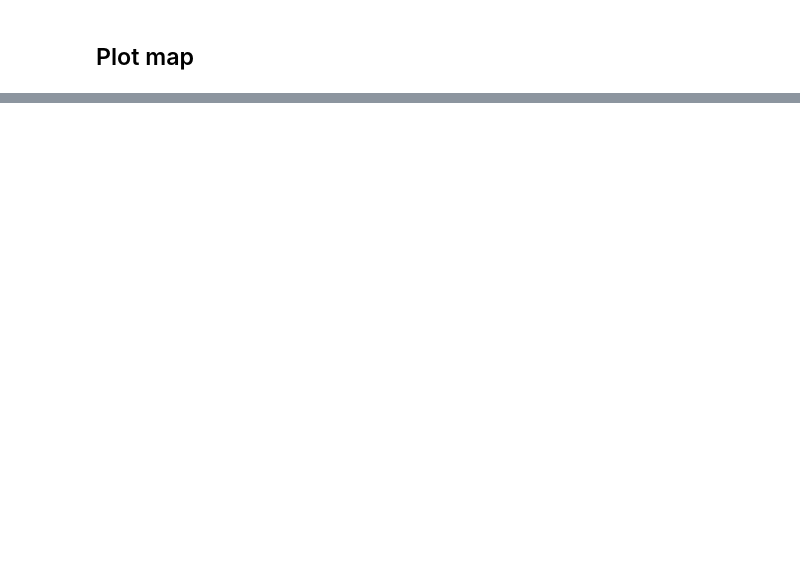
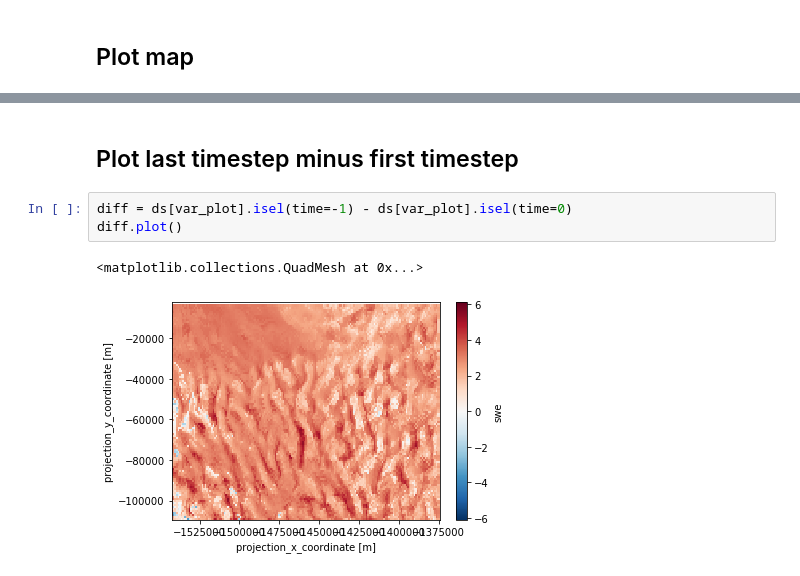
Before and after one commit to EricKeenan/SNOWPACK_WAIS, a Jupyter notebook: analysis/Visualize_A3D_grids.ipynb, the cells around one changed output, grey strips where cells are left out. Saved outputs shown, nothing was run; the diff lists cells and outputs as text; blank space fills up the shorter version.

```diff
--- a/analysis/Visualize_A3D_grids.ipynb
+++ b/analysis/Visualize_A3D_grids.ipynb
@@ -69,0 +75,8 @@ mesh = plt.pcolormesh(eastings, northings, ds.sel(time=tgt_time)[var_plot])
+# %% [markdown]
+## Plot last timestep minus first timestep
+# %%
+diff = ds[var_plot].isel(time=-1) - ds[var_plot].isel(time=0)
+diff.plot()
+# %% [output]
+<matplotlib.collections.QuadMesh at 0x...>
+[figure, added]
```
Also changed, not shown: parts of 4 cells of this notebook, 6 other files.
